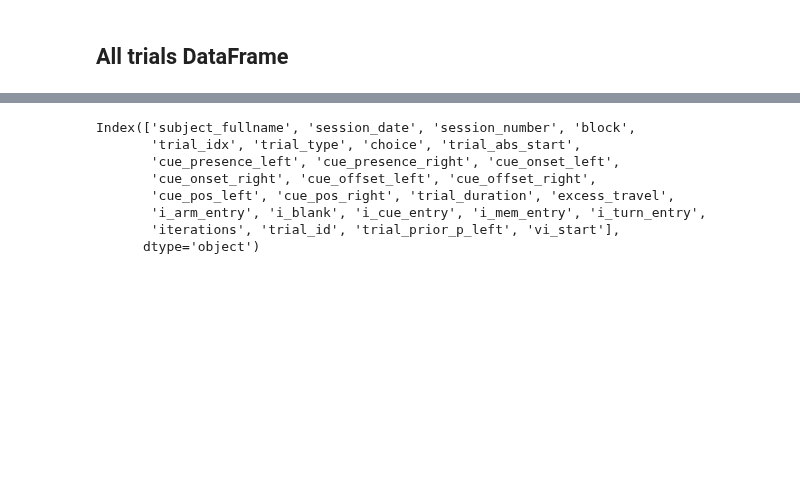
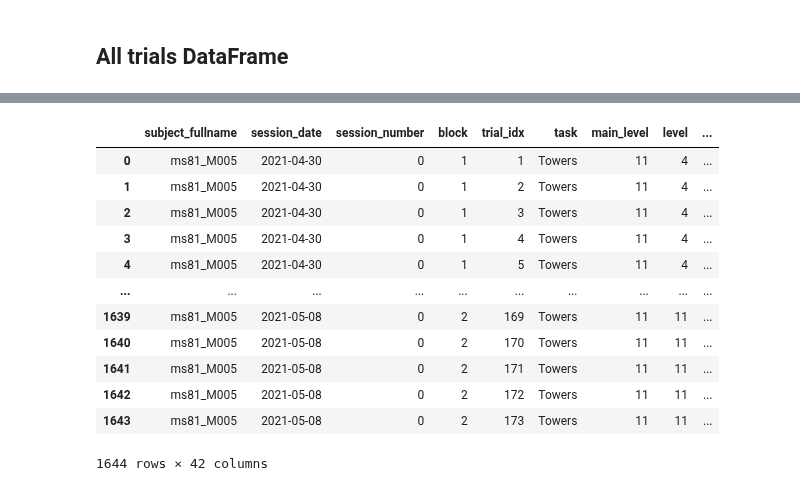
Before and after one commit to BrainCOGS/U19-pipeline-python, a Jupyter notebook: notebooks/fetch_session_data.ipynb, the cells around one changed output, grey strips where cells are left out. Saved outputs shown, nothing was run; the diff lists cells and outputs as text; code cells hidden in the pictures; blank space fills up the shorter version.

```diff
--- a/notebooks/fetch_session_data.ipynb
+++ b/notebooks/fetch_session_data.ipynb
@@ -82,11 +72,25 @@ all_trials_df
+# %%
+all_trials_df['towers_right']  = all_trials_df.apply(lambda x: np.sum(x['cue_presence_right'][0]),axis=1)
+all_trials_df['towers_left']  = all_trials_df.apply(lambda x: np.sum(x['cue_presence_left'][0]),axis=1)
+all_trials_df['stimulus']  = all_trials_df['towers_right'] - all_trials_df['towers_left']
+all_trials_df['choice']  = all_trials_df['choice'].replace({'L': 0, 'R': 1, 'nil': -1})
+all_trials_df['trial_type']  = all_trials_df['trial_type'].replace({'L': 0, 'R': 1, 'nil': -1})
+
+all_trials_df  = all_trials_df.loc[all_trials_df['main_level'] == 11, :]
+all_trials_df = all_trials_df.reset_index(drop=True)
 # %%
-all_trials_df.columns
+all_trials_df
 # %% [output]
+|  | subject_fullname | session_date | session_number | block | trial_idx | task | main_level | level | ... |
+| 0 | ms81_M005 | 2021-04-30 | 0 | 1 | 1 | Towers | 11 | 4 | ... |
+| 1 | ms81_M005 | 2021-04-30 | 0 | 1 | 2 | Towers | 11 | 4 | ... |
+| 2 | ms81_M005 | 2021-04-30 | 0 | 1 | 3 | Towers | 11 | 4 | ... |
+| 3 | ms81_M005 | 2021-04-30 | 0 | 1 | 4 | Towers | 11 | 4 | ... |
+| 4 | ms81_M005 | 2021-04-30 | 0 | 1 | 5 | Towers | 11 | 4 | ... |
+| ... | ... | ... | ... | ... | ... | ... | ... | ... | ... |
+| 1639 | ms81_M005 | 2021-05-08 | 0 | 2 | 169 | Towers | 11 | 11 | ... |
+| 1640 | ms81_M005 | 2021-05-08 | 0 | 2 | 170 | Towers | 11 | 11 | ... |
+| 1641 | ms81_M005 | 2021-05-08 | 0 | 2 | 171 | Towers | 11 | 11 | ... |
+| 1642 | ms81_M005 | 2021-05-08 | 0 | 2 | 172 | Towers | 11 | 11 | ... |
+| 1643 | ms81_M005 | 2021-05-08 | 0 | 2 | 173 | Towers | 11 | 11 | ... |
-Index(['subject_fullname', 'session_date', 'session_number', 'block',
-       'trial_idx', 'trial_type', 'choice', 'trial_abs_start',
-       'cue_presence_left', 'cue_presence_right', 'cue_onset_left',
-       'cue_onset_right', 'cue_offset_left', 'cue_offset_right',
-       'cue_pos_left', 'cue_pos_right', 'trial_duration', 'excess_travel',
-       'i_arm_entry', 'i_blank', 'i_cue_entry', 'i_mem_entry', 'i_turn_entry',
-       'iterations', 'trial_id', 'trial_prior_p_left', 'vi_start'],
-      dtype='object')
+1644 rows × 42 columns
```
Also changed, not shown: parts of 2 cells of this notebook.
